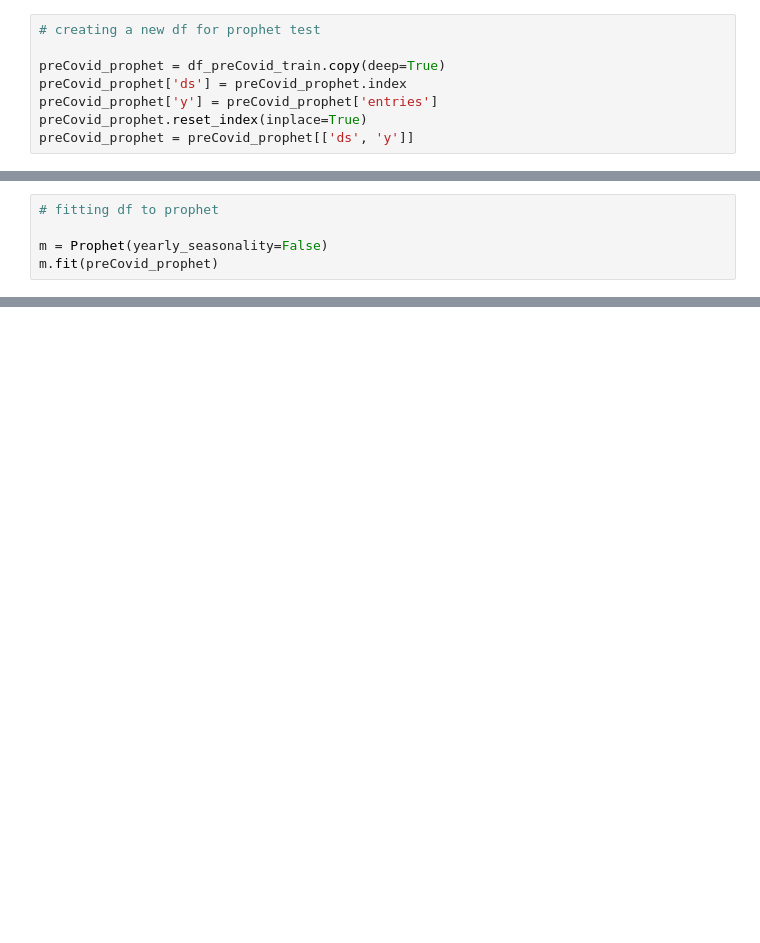
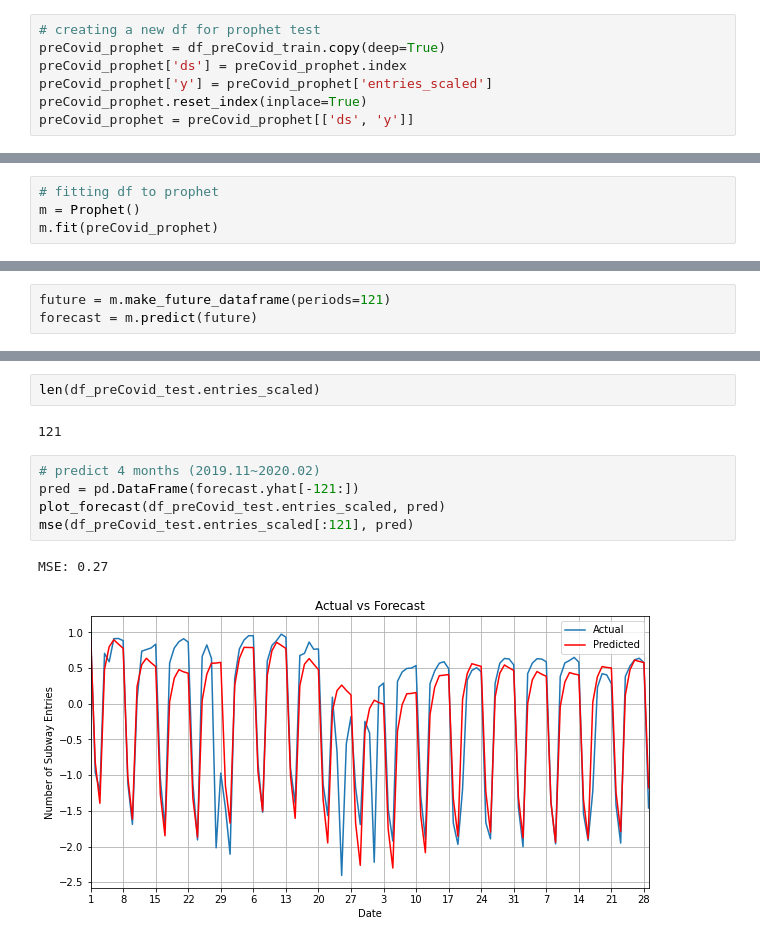
Before and after one commit to sujeongcha/TimeSeries-Transporation-and-Covid19, a Jupyter notebook: Modelling/Subway_prophet.ipynb, the cells around one changed output, grey strips where cells are left out. Drawn from its saved outputs; the diff is of its cells as text; blank space fills up the shorter version.

```diff
--- a/Modelling/Subway_prophet.ipynb
+++ b/Modelling/Subway_prophet.ipynb
@@ -18,8 +77,7 @@ df_preCovid_train.head()
 # %%
 # creating a new df for prophet test
-
 preCovid_prophet = df_preCovid_train.copy(deep=True)
 preCovid_prophet['ds'] = preCovid_prophet.index
-preCovid_prophet['y'] = preCovid_prophet['entries']
+preCovid_prophet['y'] = preCovid_prophet['entries_scaled']
 preCovid_prophet.reset_index(inplace=True)
 preCovid_prophet = preCovid_prophet[['ds', 'y']]
@@ -39,7 +88,6 @@ preCovid_prophet.shape
 # %%
 # fitting df to prophet
-
-m = Prophet(yearly_seasonality=False)
+m = Prophet()
 m.fit(preCovid_prophet)
 # %% [output]
 INFO:fbprophet:Disabling daily seasonality. Run prophet with daily_seasonality=True to override this.
@@ -45,0 +95,3 @@ INFO:fbprophet:Disabling daily seasonality. Run prophet with daily_seasonality=T
+# %%
+future = m.make_future_dataframe(periods=121)
+forecast = m.predict(future)
@@ -45,0 +117,12 @@ INFO:fbprophet:Disabling daily seasonality. Run prophet with daily_seasonality=T
+# %%
+len(df_preCovid_test.entries_scaled)
+# %% [output]
+121
+# %%
+# predict 4 months (2019.11~2020.02)
+pred = pd.DataFrame(forecast.yhat[-121:])
+plot_forecast(df_preCovid_test.entries_scaled, pred)
+mse(df_preCovid_test.entries_scaled[:121], pred)
+# %% [output]
+MSE: 0.27
+[figure, added]
```
Also changed, not shown: parts of 66 cells of this notebook.
